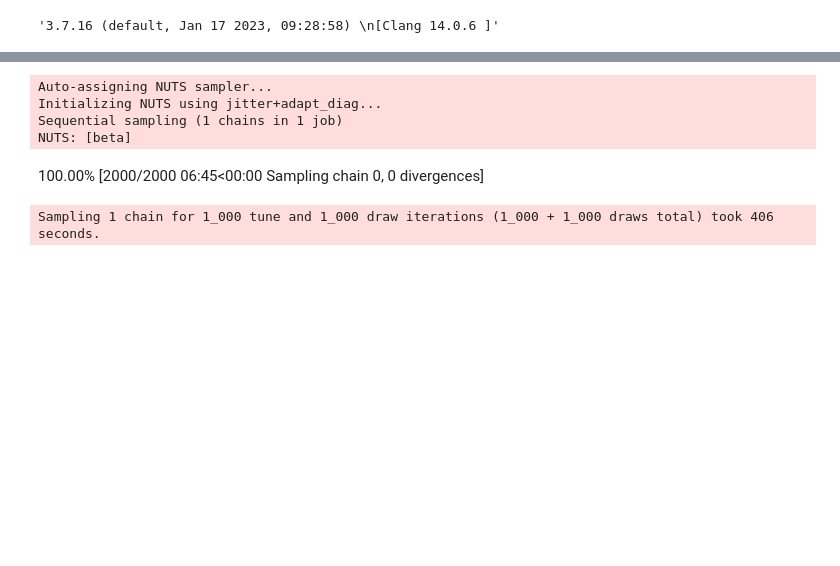
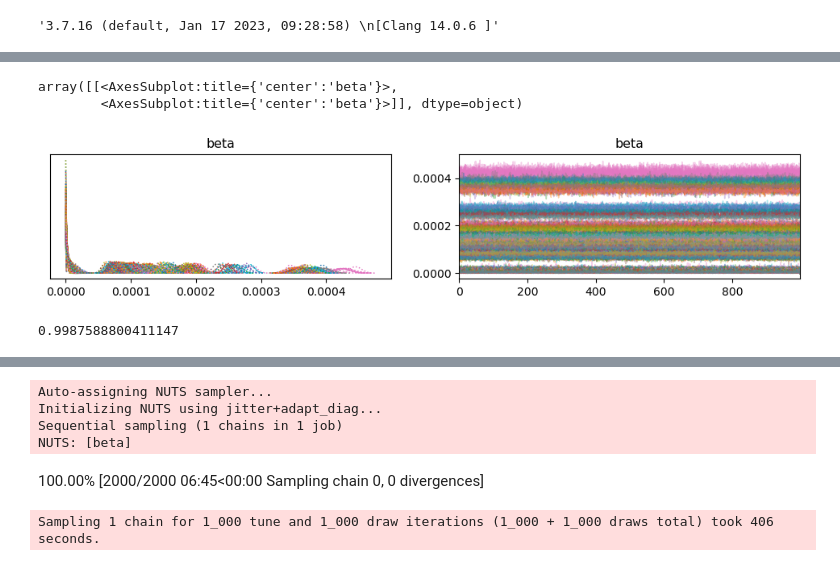
Before and after one commit to dmnburrows/spatial_transcriptomics, a Jupyter notebook: deconv_pymc_v1 (2).ipynb, the cells around one changed output, grey strips where cells are left out. Drawn from its saved outputs; the diff is of its cells as text; code cells hidden in the pictures; blank space fills up the shorter version.

Commit message:
Testing the performance of the model to different parameter changes - noise

```diff
--- a/deconv_pymc_v1 (2).ipynb
+++ b/deconv_pymc_v1 (2).ipynb
@@ -36,6 +140,22 @@ sys.version
+# %%
+spots +=1 #remove any zeros
+
+#Run without logs
+basic_model=pm.Model()
+
+with basic_model:
+
+    # alpha=pm.MvNormal("alpha", mu=0, cov=np.ones((200,200)), shape=(200,50))
+    beta=pm.HalfNormal("beta", sigma=1, shape=(n_spots, n_clusts))
+
+    lmd=pm.math.dot(beta, ref_exp)
+
+    #Calculate total counts to get Poisson rates
+    N = np.sum(spots, axis=1)
+    N = np.asarray([N for i in range(n_genes)]).T #Repeat total counts across columns for elementwise multiplication
+
+    #Likelihood of observed data given Poisson rates
+    y=pm.Poisson("y", mu=lmd*N, observed=spots)
 # %%
-#Define parameters of simulated data
-n_clusts = 20
-n_genes = 500
-n_cells = 700
-rate_range = 0,20 #max and min of uniform distribution for generating rates
+with basic_model:
+    idata=pm.sample(draws=1000, chains=1)
@@ -41,0 +169,13 @@ rate_range = 0,20 #max and min of uniform distribution for generating rates
+# %%
+from arviz.utils import Numba
+Numba.disable_numba()
+Numba.numba_flag
+az.plot_trace(idata,combined=True)
+# %% [output]
+array([[<AxesSubplot:title={'center':'beta'}>,
+        <AxesSubplot:title={'center':'beta'}>]], dtype=object)
+[figure, added]
+# %%
+line_fit.rvalue
+# %% [output]
+0.9987588800411147
```
Also changed, not shown: parts of 7 cells of this notebook, 3 other files.
